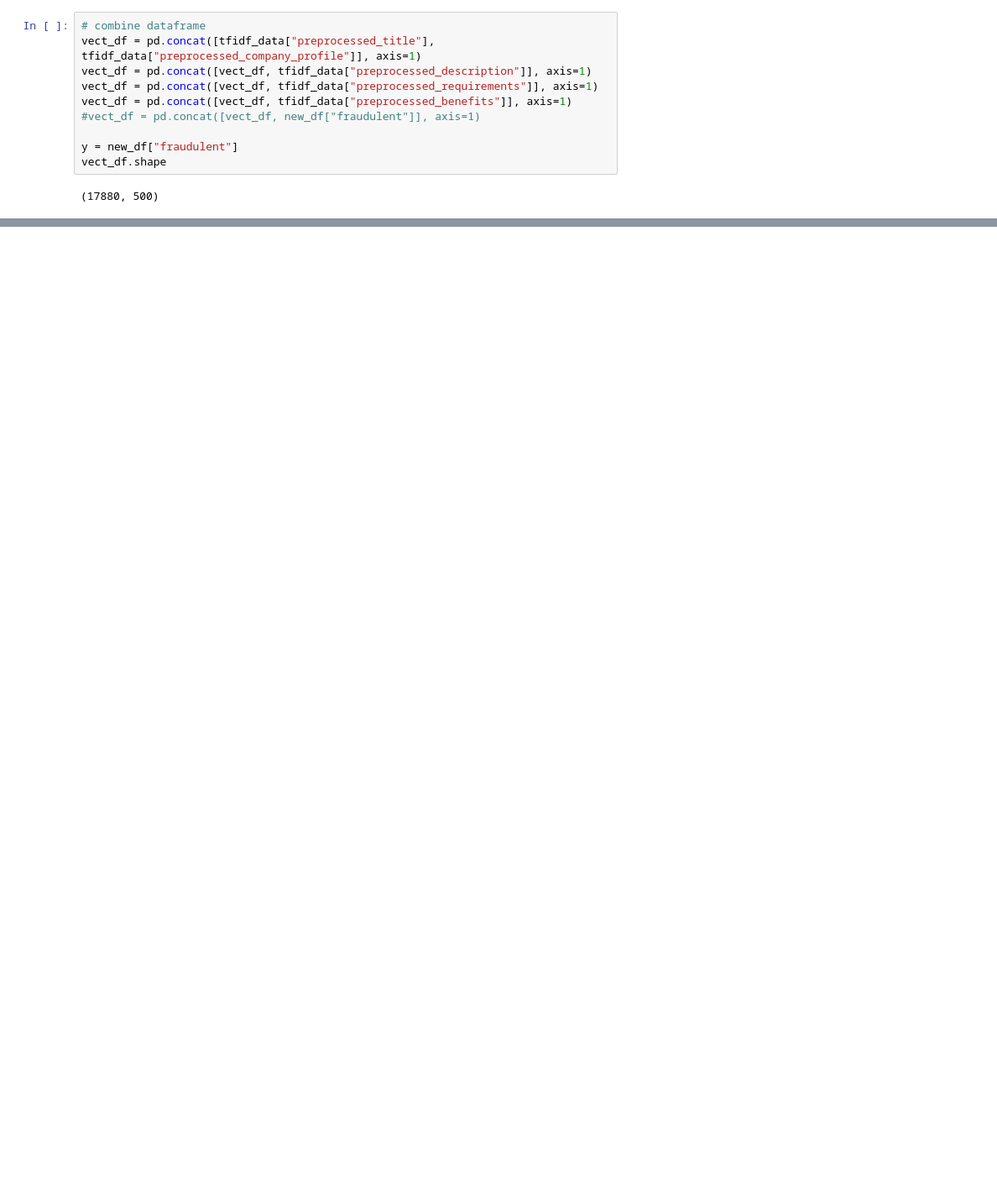
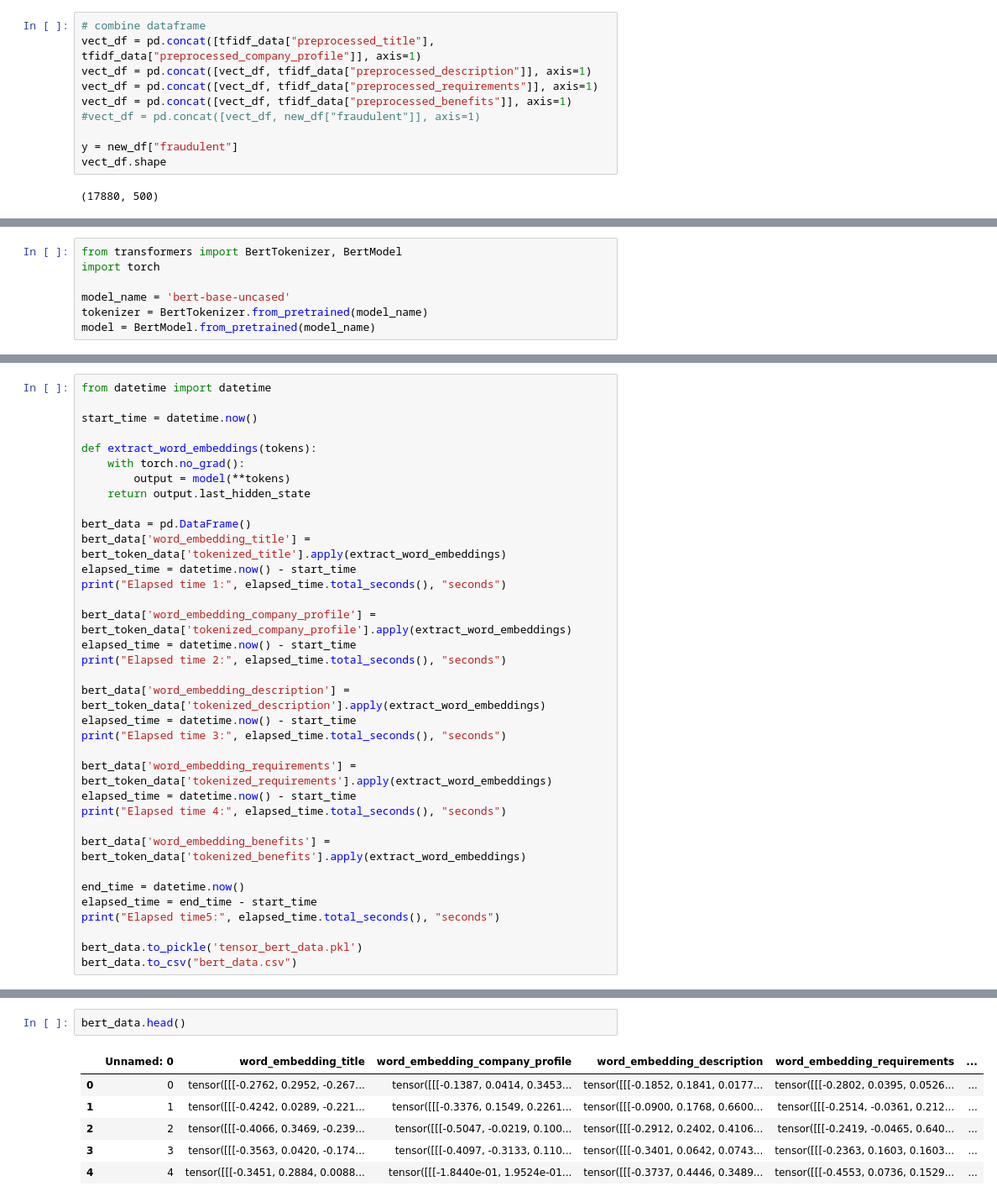
Before and after one commit to liliwang97/project-predict-fake-job, a Jupyter notebook: Fake_Job_Project.ipynb, the cells around one changed output, grey strips where cells are left out. Shown at 84% size. Saved outputs shown, nothing was run; the diff lists cells and outputs as text; blank space fills up the shorter version.

Commit message:
add BERT

```diff
--- a/Fake_Job_Project.ipynb
+++ b/Fake_Job_Project.ipynb
@@ -197,0 +189,7 @@ vect_df.shape
+# %%
+from transformers import BertTokenizer, BertModel
+import torch
+
+model_name = 'bert-base-uncased'
+tokenizer = BertTokenizer.from_pretrained(model_name)
+model = BertModel.from_pretrained(model_name)
@@ -197,0 +211,35 @@ vect_df.shape
+# %%
+from datetime import datetime
+
+start_time = datetime.now()
+
+def extract_word_embeddings(tokens):
+    with torch.no_grad():
+        output = model(**tokens)
+    return output.last_hidden_state
+
+bert_data = pd.DataFrame()
+bert_data['word_embedding_title'] = bert_token_data['tokenized_title'].apply(extract_word_embeddings)
+elapsed_time = datetime.now() - start_time
+print("Elapsed time 1:", elapsed_time.total_seconds(), "seconds")
+
+bert_data['word_embedding_company_profile'] = bert_token_data['tokenized_company_profile'].apply(extract_word_embeddings)
+elapsed_time = datetime.now() - start_time
+print("Elapsed time 2:", elapsed_time.total_seconds(), "seconds")
+
+bert_data['word_embedding_description'] = bert_token_data['tokenized_description'].apply(extract_word_embeddings)
+elapsed_time = datetime.now() - start_time
+print("Elapsed time 3:", elapsed_time.total_seconds(), "seconds")
+
+bert_data['word_embedding_requirements'] = bert_token_data['tokenized_requirements'].apply(extract_word_embeddings)
+elapsed_time = datetime.now() - start_time
+print("Elapsed time 4:", elapsed_time.total_seconds(), "seconds")
+
+bert_data['word_embedding_benefits'] = bert_token_data['tokenized_benefits'].apply(extract_word_embeddings)
+
+end_time = datetime.now()
+elapsed_time = end_time - start_time
+print("Elapsed time5:", elapsed_time.total_seconds(), "seconds")
+
+bert_data.to_pickle('tensor_bert_data.pkl')
+bert_data.to_csv("bert_data.csv")
@@ -197,0 +252,9 @@ vect_df.shape
+# %%
+bert_data.head()
+# %% [output]
+|  | Unnamed: 0 | word_embedding_title | word_embedding_company_profile | word_embedding_description | word_embedding_requirements | ... |
+| 0 | 0 | tensor([[[-0.2762, 0.2952, -0.267... | tensor([[[-0.1387, 0.0414, 0.3453... | tensor([[[-0.1852, 0.1841, 0.0177... | tensor([[[-0.2802, 0.0395, 0.0526... | ... |
+| 1 | 1 | tensor([[[-0.4242, 0.0289, -0.221... | tensor([[[-0.3376, 0.1549, 0.2261... | tensor([[[-0.0900, 0.1768, 0.6600... | tensor([[[-0.2514, -0.0361, 0.212... | ... |
+| 2 | 2 | tensor([[[-0.4066, 0.3469, -0.239... | tensor([[[-0.5047, -0.0219, 0.100... | tensor([[[-0.2912, 0.2402, 0.4106... | tensor([[[-0.2419, -0.0465, 0.640... | ... |
+| 3 | 3 | tensor([[[-0.3563, 0.0420, -0.174... | tensor([[[-0.4097, -0.3133, 0.110... | tensor([[[-0.3401, 0.0642, 0.0743... | tensor([[[-0.2363, 0.1603, 0.1603... | ... |
+| 4 | 4 | tensor([[[-0.3451, 0.2884, 0.0088... | tensor([[[-1.8440e-01, 1.9524e-01... | tensor([[[-0.3737, 0.4446, 0.3489... | tensor([[[-0.4553, 0.0736, 0.1529... | ... |
```
Also changed, not shown: parts of 40 cells of this notebook.
